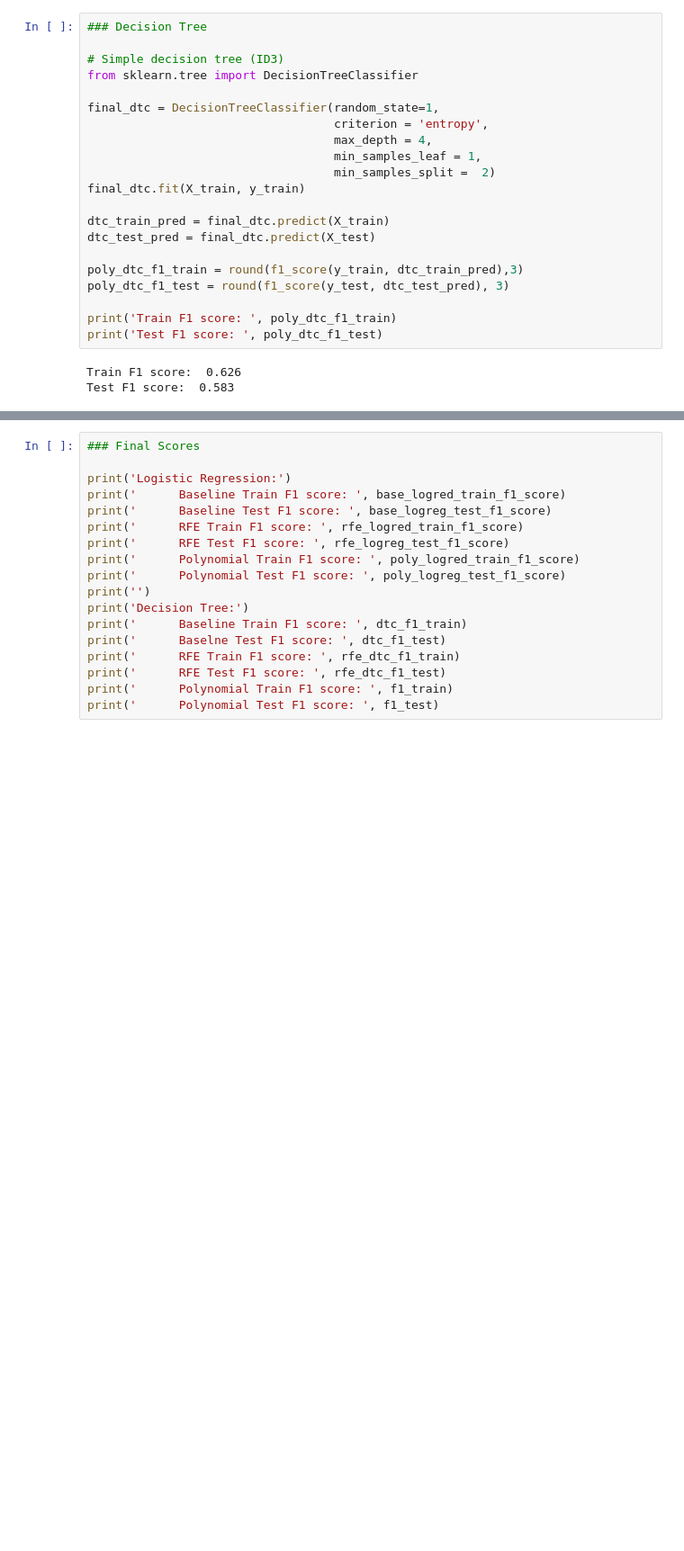
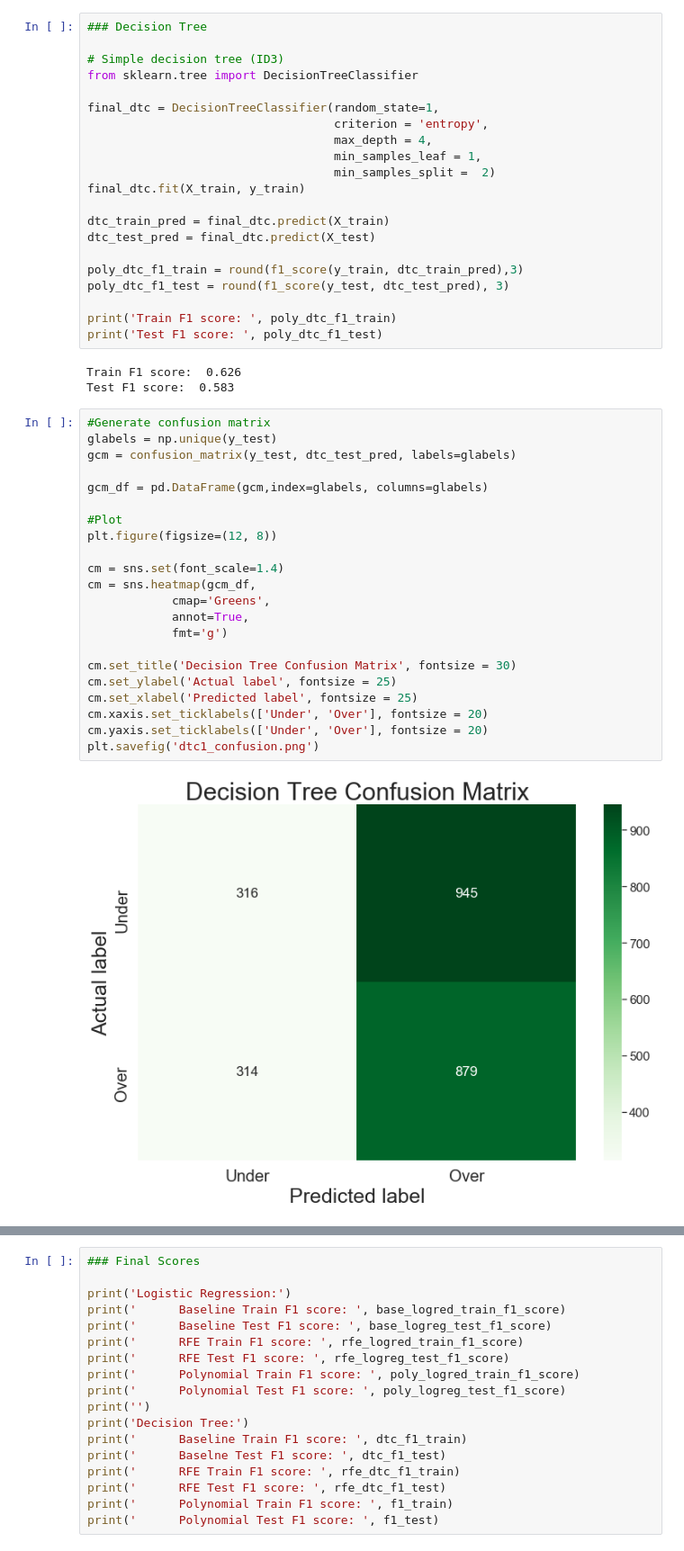
Before and after one commit to azieky/over_under_predictor, a Jupyter notebook: Modeling_Notebook.ipynb, the cells around one changed output, grey strips where cells are left out. Shown at 90% size. Cells and saved outputs as stored; diff of their text form; blank space fills up the shorter version.

```diff
--- a/Modeling_Notebook.ipynb
+++ b/Modeling_Notebook.ipynb
@@ -862,4 +854,28 @@ print('Test F1 score: ', poly_dtc_f1_test)
 # %% [output]
 Train F1 score:  0.626
 Test F1 score:  0.583
+# %%
+#Generate confusion matrix
+glabels = np.unique(y_test)
+gcm = confusion_matrix(y_test, dtc_test_pred, labels=glabels)
+
+gcm_df = pd.DataFrame(gcm,index=glabels, columns=glabels)
+
+#Plot
+plt.figure(figsize=(12, 8))
+
+cm = sns.set(font_scale=1.4)
+cm = sns.heatmap(gcm_df,
+            cmap='Greens',
+            annot=True,
+            fmt='g')
+
+cm.set_title('Decision Tree Confusion Matrix', fontsize = 30)
+cm.set_ylabel('Actual label', fontsize = 25)
+cm.set_xlabel('Predicted label', fontsize = 25)
+cm.xaxis.set_ticklabels(['Under', 'Over'], fontsize = 20)
+cm.yaxis.set_ticklabels(['Under', 'Over'], fontsize = 20)
+plt.savefig('dtc1_confusion.png')
+# %% [output]
+[figure, added]
 # %%
```
Also changed, not shown: parts of 14 cells of this notebook, 1 other file.
